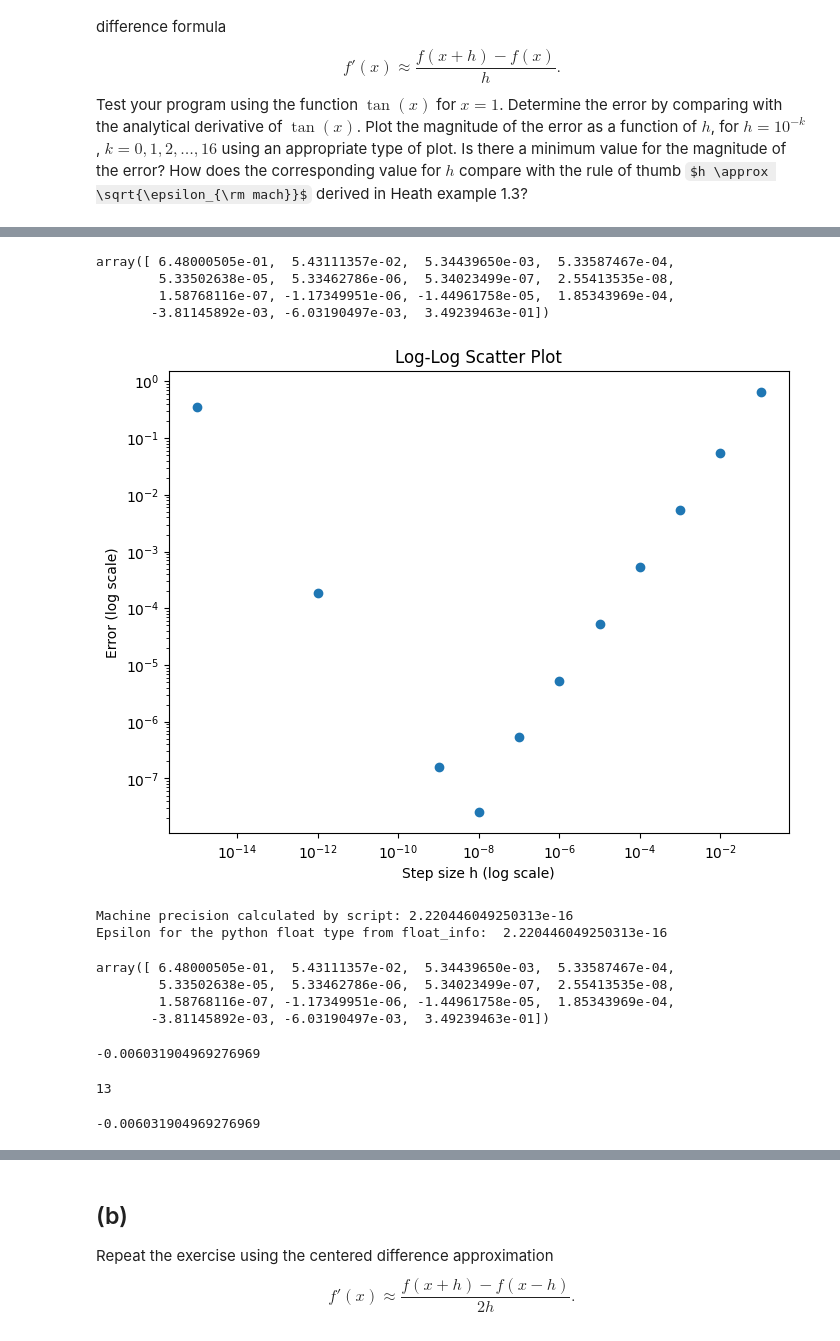
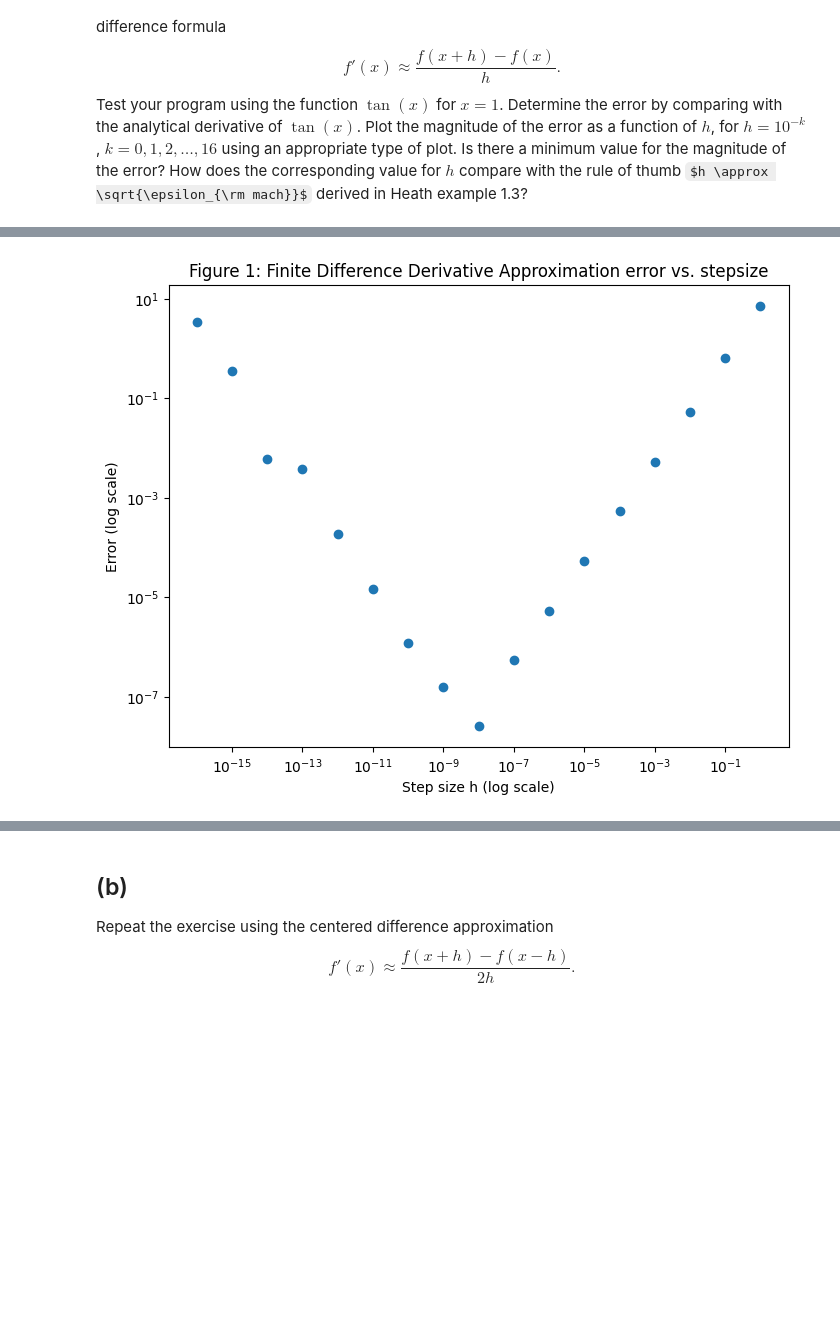
Before and after one commit to NitaiNijholt/NumericalAlgos, a Jupyter notebook: hw1_2023.ipynb, the cells around one changed output, grey strips where cells are left out. Drawn from its saved outputs; the diff is of its cells as text; code cells hidden in the pictures; some formulas as TeX source; blank space fills up the shorter version.

```diff
--- a/hw1_2023.ipynb
+++ b/hw1_2023.ipynb
@@ -117,4 +128,4 @@ def DerivOfTan(x):
     return 1/np.cos(x)**2
 # %%
 # vector of step sizes
-list_of_h = [10**-k for k in range(1, 16)]
+list_of_h = [10**-k for k in range(0, 17)]
@@ -125,8 +132,17 @@ DerivOfTan(1)
+# %%
+def plot_error_vs_h(h_values, error_values, title):
+    """Utility function to plot error against h values."""
+    plt.figure(figsize=(8,6))
+    plt.scatter(h_values, error_values)
+    plt.yscale('log')
+    plt.xscale('log')
+    plt.title(title)
+    plt.xlabel('Step size h (log scale)')
+    plt.ylabel('Error (log scale)')
+    plt.show()
 # %%
-# setting up data for plotting
+# Setting up data for plotting
 x = 1
-
-
 analytical_result = DerivOfTan(x)
-aproximation_a = [AproxDerivative(tan, x, h) for h in list_of_h]
-error_a = aproximation_a - analytical_result
+aproximation_a = np.array([AproxDerivative(tan, x, h) for h in list_of_h])
+error_a = np.abs(aproximation_a - analytical_result)
@@ -155,54 +149,6 @@ aproximation_a
-# %%
-error_a
-# %% [output]
-array([ 6.48000505e-01,  5.43111357e-02,  5.34439650e-03,  5.33587467e-04,
-        5.33502638e-05,  5.33462786e-06,  5.34023499e-07,  2.55413535e-08,
-        1.58768116e-07, -1.17349951e-06, -1.44961758e-05,  1.85343969e-04,
-       -3.81145892e-03, -6.03190497e-03,  3.49239463e-01])
 # %%
-# plotting the results
-# plt.loglog(list_of_h, ground_truth, label="ground truth")
+# Plotting the results
 
-plt.figure(figsize=(8,6))
-plt.scatter(list_of_h, error_a) # Change error to error_a
-plt.yscale('log')
-plt.xscale('log')
-plt.title('Log-Log Scatter Plot')
-plt.xlabel('Step size h (log scale)')
-plt.ylabel('Error (log scale)')
-plt.show()
+plot_error_vs_h(list_of_h, error_a, 'Figure 1: Finite Difference Derivative Approximation error vs. stepsize')
 # %% [output]
-[figure, old version]
+[figure, new version]
-# %%
-# calculate machine precision
-epsilon = 1.0
-while (1.0 + 0.5 * epsilon) != 1.0:
-    epsilon = 0.5 * epsilon
-
-machine_precision = epsilon
-print("Machine precision calculated by script:", machine_precision)
-print("Epsilon for the python float type from float_info: ", sys.float_info.epsilon)
-# %% [output]
-Machine precision calculated by script: 2.220446049250313e-16
-Epsilon for the python float type from float_info:  2.220446049250313e-16
-# %%
-error_a
-# %% [output]
-array([ 6.48000505e-01,  5.43111357e-02,  5.34439650e-03,  5.33587467e-04,
-        5.33502638e-05,  5.33462786e-06,  5.34023499e-07,  2.55413535e-08,
-        1.58768116e-07, -1.17349951e-06, -1.44961758e-05,  1.85343969e-04,
-       -3.81145892e-03, -6.03190497e-03,  3.49239463e-01])
-# %%
-min_error = np.min(error_a)
-min_error
-# %% [output]
--0.006031904969276969
-# %%
-index_of_min_error = np.argmin(error_a)
-index_of_min_error
-# %% [output]
-13
-# %%
-min_error
-# %% [output]
--0.006031904969276969
```
Also changed, not shown: parts of 29 cells of this notebook.
